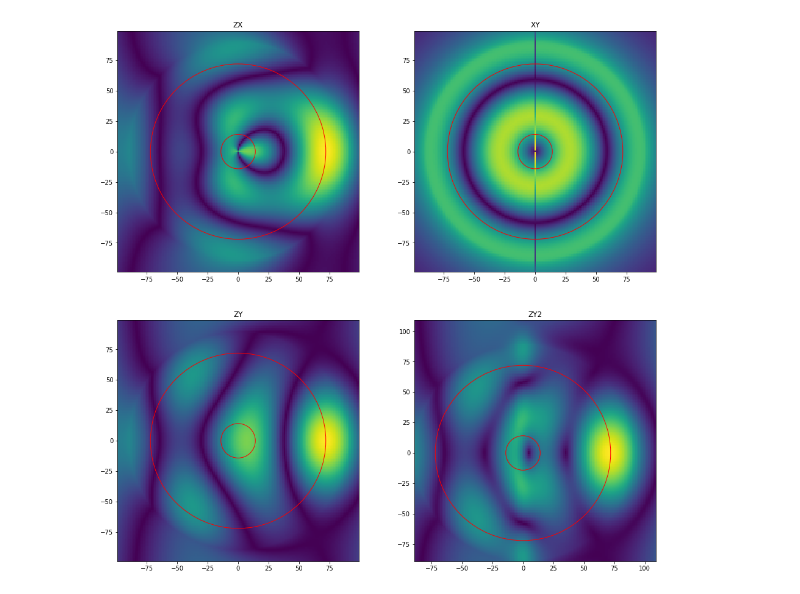
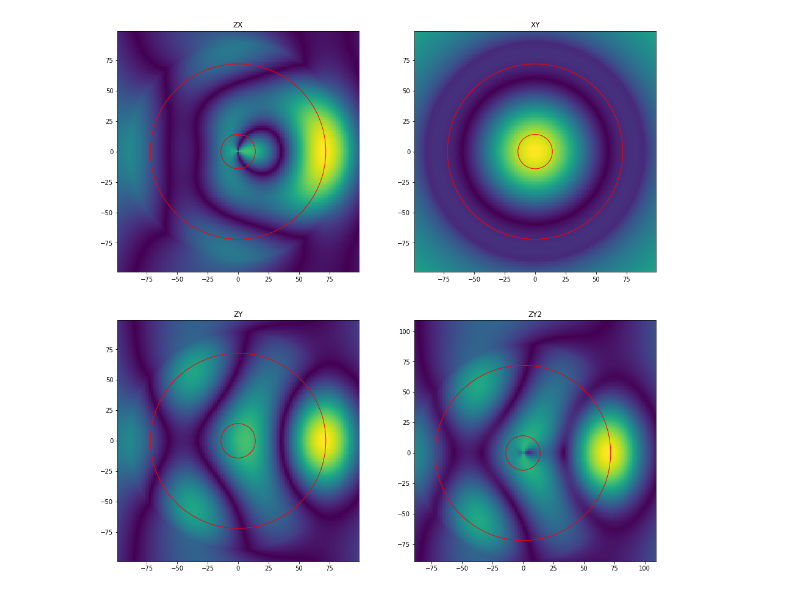
Before and after one commit to BioRyajenka/scattnlay, a Jupyter notebook: examples/Untitled.ipynb, the cells around one changed output. Cells and saved outputs as stored; diff of their text form; code cells hidden in the pictures.

```diff
--- a/examples/Untitled.ipynb
+++ b/examples/Untitled.ipynb
@@ -21,7 +21,9 @@ x[0] = core_r
 npts = 151					# plot will be npts x npts
 factor=1.1					# area of plot
 
-index = 4.6265+0.13845j	# refractive index
+#index = 4.6265+0.13845j	# refractive index
+#index = sqrt(16)
+index = 4.639+0.078841j
 nm = 1.0						# refractive index of host media
 
 m = np.ones((1), dtype = np.complex128)
@@ -123,0 +137,22 @@ def directiveGain(vr, radius):
+# %%
+%%time
+
+fig, axes = plt.subplots(3, 2, figsize=(16,16))
+
+# draw field
+coordXZ = np.vstack((coordX, zero, coordZ)).transpose()
+coordXY = np.vstack((coordX, coordZ, zero)).transpose()
+
+draw_green_image(coordXZ, fig, axes[0][0], "XZ", lambda t: normField(normalize_units(t)))
+draw_green_image(coordXY, fig, axes[0][1], "XY", lambda t: normField(normalize_units(t)), True)
+
+# draw rotated field
+coordXZ = np.apply_along_axis(lambda t: rotateField(t), 1, coordXZ)
+coordXY = np.apply_along_axis(lambda t: rotateField(t), 1, coordXY)
+
+draw_green_image(coordXZ, fig, axes[1][0], "XZ", lambda t: normField(normalize_units(t)))
+draw_green_image(coordXY, fig, axes[1][1], "XY", lambda t: normField(normalize_units(t)), True)
+
+# draw projected field
+draw_green_image(coordXZ, fig, axes[2][0], "XZ", lambda t: projectField(normalize_units(t)))
+draw_green_image(coordXY, fig, axes[2][1], "XY", lambda t: projectField(normalize_units(t)), True)
@@ -124,11 +163,11 @@ def directiveGain(vr, radius):
 # %%
 %%time
 
-def draw_green_image(coord, fig, ax, title, rotate=False):
+def draw_green_image(coord, fig, ax, title, f, rotate=False):
     min_tick = np.amin(coord)
     max_tick = np.amax(coord)
 
-    res = np.apply_along_axis(lambda t: directiveGain(t /np.linalg.norm(t), np.linalg.norm(t)), 1, coord)
+    res = np.apply_along_axis(lambda t: f(t), 1, coord)
     res = res.reshape((npts, npts))
 
     if rotate:
@@ -148,9 +187,9 @@ coordXY = np.vstack((coordX, coordZ, zero)).transpose()# + 1e-4
 coordYZ = np.vstack((zero, coordX, coordZ)).transpose()# + 1e-4
 coordYZ2 = np.vstack((zero, coordX, coordZ)).transpose() + 10
 
-draw_green_image(coordXZ, fig, axes[0][0], "ZX")
-draw_green_image(coordXY, fig, axes[0][1], "XY", True)
-draw_green_image(coordYZ, fig, axes[1][0], "ZY")
-draw_green_image(coordYZ2, fig, axes[1][1], "ZY2")
+draw_green_image(coordXZ, fig, axes[0][0], "ZX", directiveGain)
+draw_green_image(coordXY, fig, axes[0][1], "XY", directiveGain, True)
+draw_green_image(coordYZ, fig, axes[1][0], "ZY", directiveGain)
+draw_green_image(coordYZ2, fig, axes[1][1], "ZY2", directiveGain)
 #_ = axes[1][1].axis('off')
 # %% [output]
@@ -159,4 +198,4 @@ Wall time: 35.2 s
-[figure, old version]
+[figure, new version]
 # %%
 """
 %%time
```
Also changed, not shown: parts of 11 cells of this notebook.
